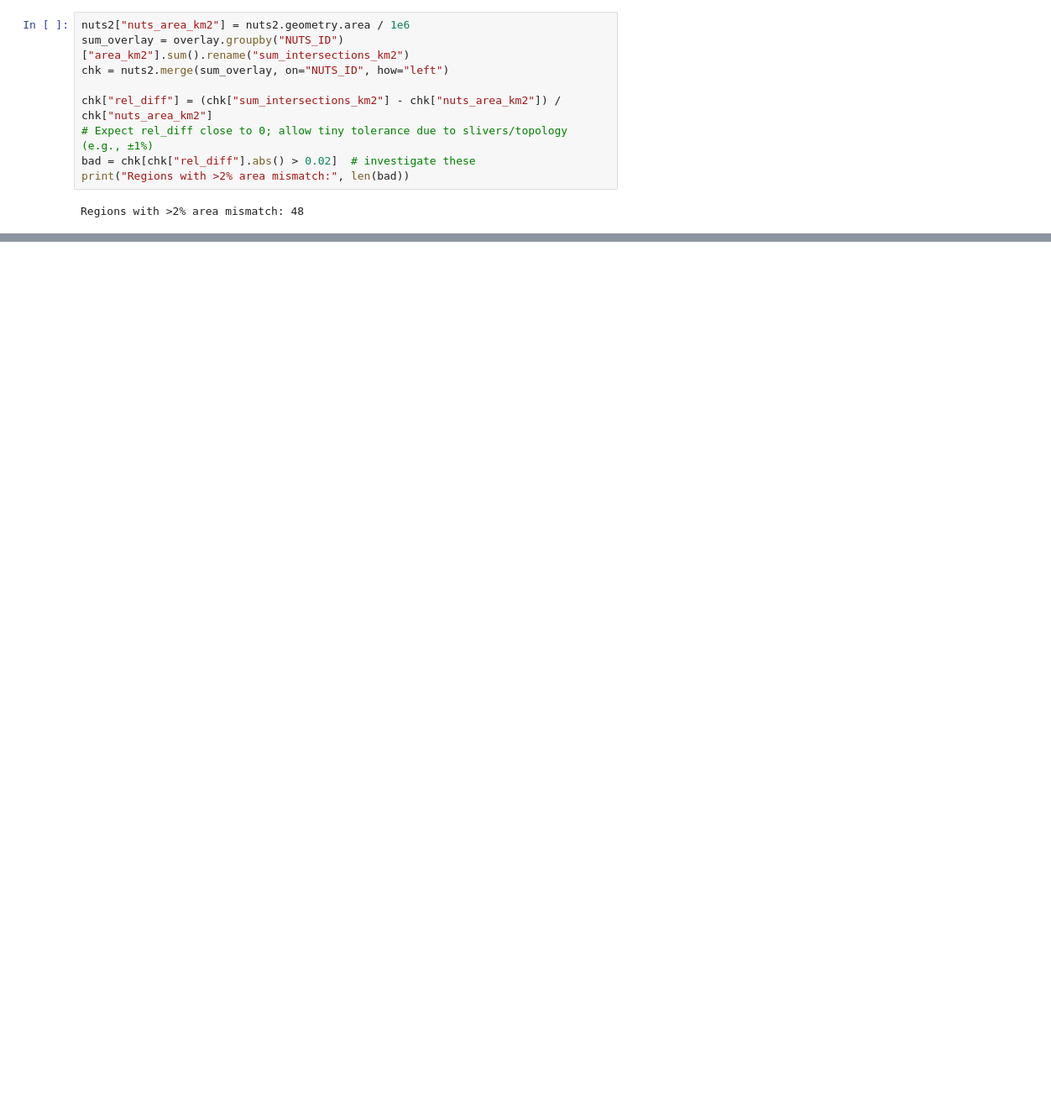
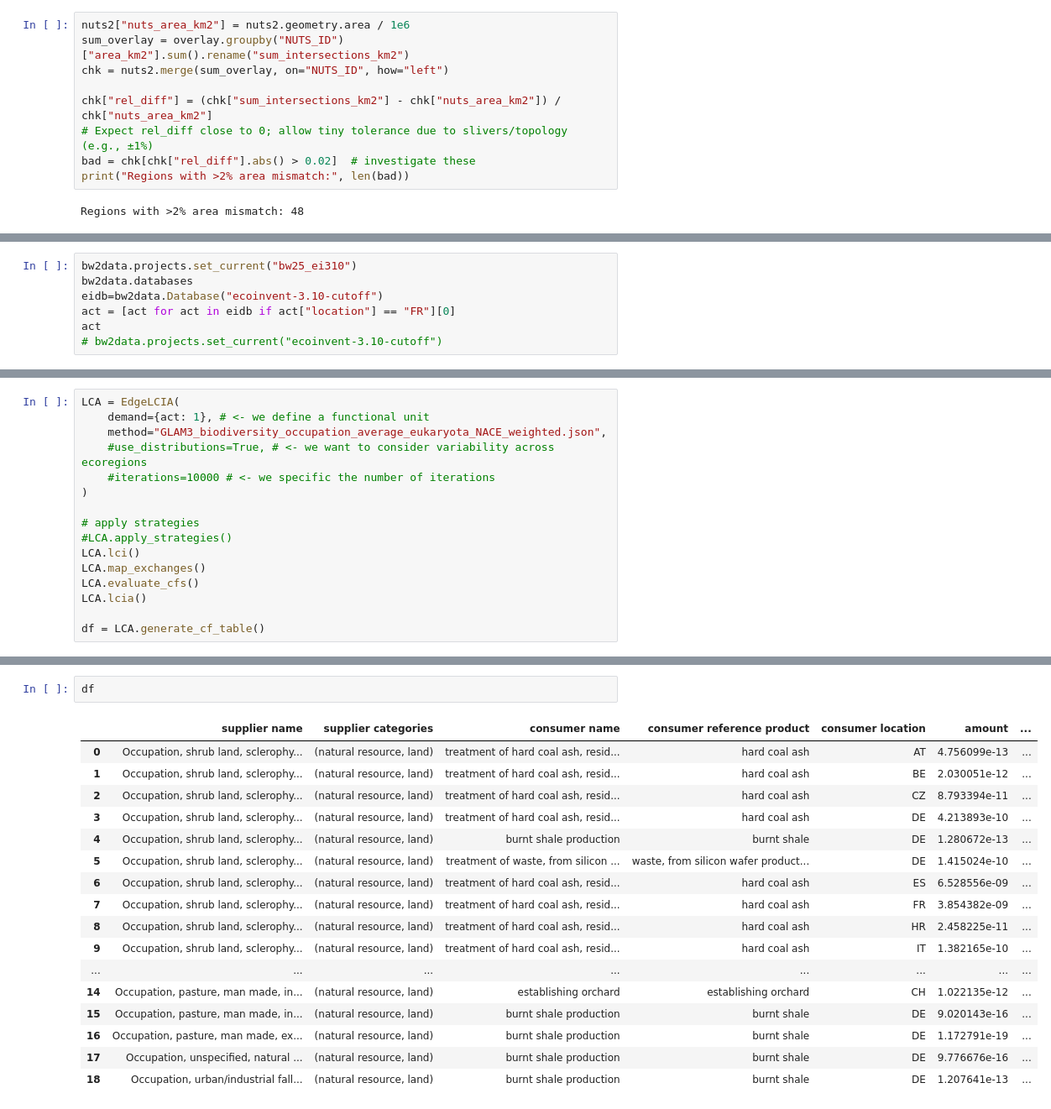
Before and after one commit to Laboratory-for-Energy-Systems-Analysis/edges, a Jupyter notebook: dev/Eurostat/eurostat.ipynb, the cells around one changed output, grey strips where cells are left out. Shown: that part at 84% size. Drawn from its saved outputs; the diff is of its cells as text; blank space fills up the shorter version.

Commit message:
Add Eurostat Notebook - edges.ipynb

```diff
--- a/dev/Eurostat/eurostat.ipynb
+++ b/dev/Eurostat/eurostat.ipynb
@@ -72,0 +835,7 @@ for nid in sample_ids:
+# %%
+bw2data.projects.set_current("bw25_ei310")
+bw2data.databases
+eidb=bw2data.Database("ecoinvent-3.10-cutoff")
+act = [act for act in eidb if act["location"] == "FR"][0]
+act
+# bw2data.projects.set_current("ecoinvent-3.10-cutoff")
@@ -72,0 +844,16 @@ for nid in sample_ids:
+# %%
+LCA = EdgeLCIA(
+    demand={act: 1}, # <- we define a functional unit
+    method="GLAM3_biodiversity_occupation_average_eukaryota_NACE_weighted.json",
+    #use_distributions=True, # <- we want to consider variability across ecoregions
+    #iterations=10000 # <- we specific the number of iterations
+)
+
+# apply strategies
+#LCA.apply_strategies()
+LCA.lci()
+LCA.map_exchanges()
+LCA.evaluate_cfs()
+LCA.lcia()
+
+df = LCA.generate_cf_table()
@@ -72,0 +882,20 @@ for nid in sample_ids:
+# %%
+df
+# %% [output]
+|  | supplier name | supplier categories | consumer name | consumer reference product | consumer location | amount | ... |
+| 0 | Occupation, shrub land, sclerophy... | (natural resource, land) | treatment of hard coal ash, resid... | hard coal ash | AT | 4.756099e-13 | ... |
+| 1 | Occupation, shrub land, sclerophy... | (natural resource, land) | treatment of hard coal ash, resid... | hard coal ash | BE | 2.030051e-12 | ... |
+| 2 | Occupation, shrub land, sclerophy... | (natural resource, land) | treatment of hard coal ash, resid... | hard coal ash | CZ | 8.793394e-11 | ... |
+| 3 | Occupation, shrub land, sclerophy... | (natural resource, land) | treatment of hard coal ash, resid... | hard coal ash | DE | 4.213893e-10 | ... |
+| 4 | Occupation, shrub land, sclerophy... | (natural resource, land) | burnt shale production | burnt shale | DE | 1.280672e-13 | ... |
+| 5 | Occupation, shrub land, sclerophy... | (natural resource, land) | treatment of waste, from silicon ... | waste, from silicon wafer product... | DE | 1.415024e-10 | ... |
+| 6 | Occupation, shrub land, sclerophy... | (natural resource, land) | treatment of hard coal ash, resid... | hard coal ash | ES | 6.528556e-09 | ... |
+| 7 | Occupation, shrub land, sclerophy... | (natural resource, land) | treatment of hard coal ash, resid... | hard coal ash | FR | 3.854382e-09 | ... |
+| 8 | Occupation, shrub land, sclerophy... | (natural resource, land) | treatment of hard coal ash, resid... | hard coal ash | HR | 2.458225e-11 | ... |
+| 9 | Occupation, shrub land, sclerophy... | (natural resource, land) | treatment of hard coal ash, resid... | hard coal ash | IT | 1.382165e-10 | ... |
+| ... | ... | ... | ... | ... | ... | ... | ... |
+| 14 | Occupation, pasture, man made, in... | (natural resource, land) | establishing orchard | establishing orchard | CH | 1.022135e-12 | ... |
+| 15 | Occupation, pasture, man made, in... | (natural resource, land) | burnt shale production | burnt shale | DE | 9.020143e-16 | ... |
+| 16 | Occupation, pasture, man made, ex... | (natural resource, land) | burnt shale production | burnt shale | DE | 1.172791e-19 | ... |
+| 17 | Occupation, unspecified, natural ... | (natural resource, land) | burnt shale production | burnt shale | DE | 9.776676e-16 | ... |
+| 18 | Occupation, urban/industrial fall... | (natural resource, land) | burnt shale production | burnt shale | DE | 1.207641e-13 | ... |
```
Also changed, not shown: parts of 34 cells of this notebook, 3 other files.
